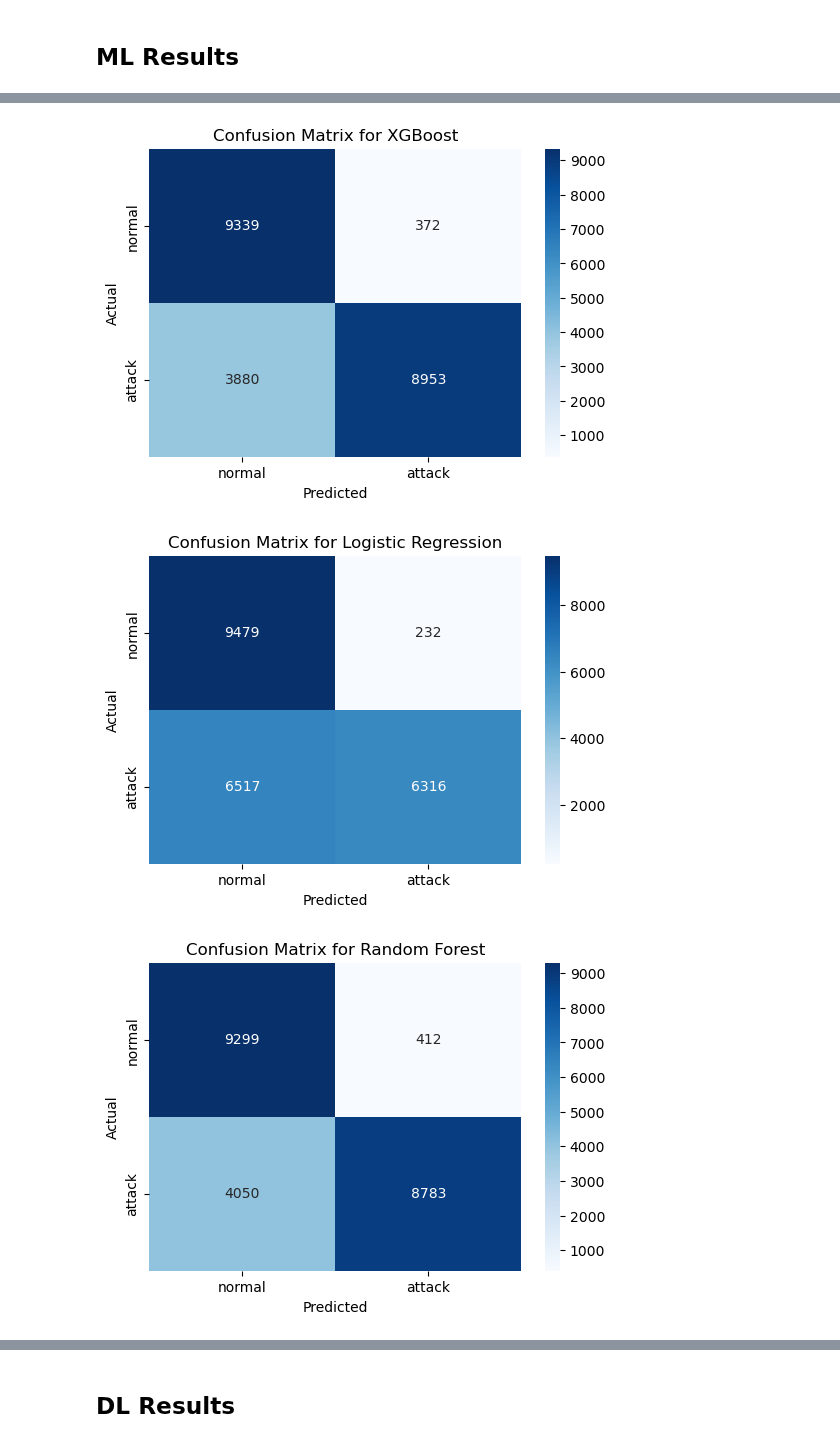
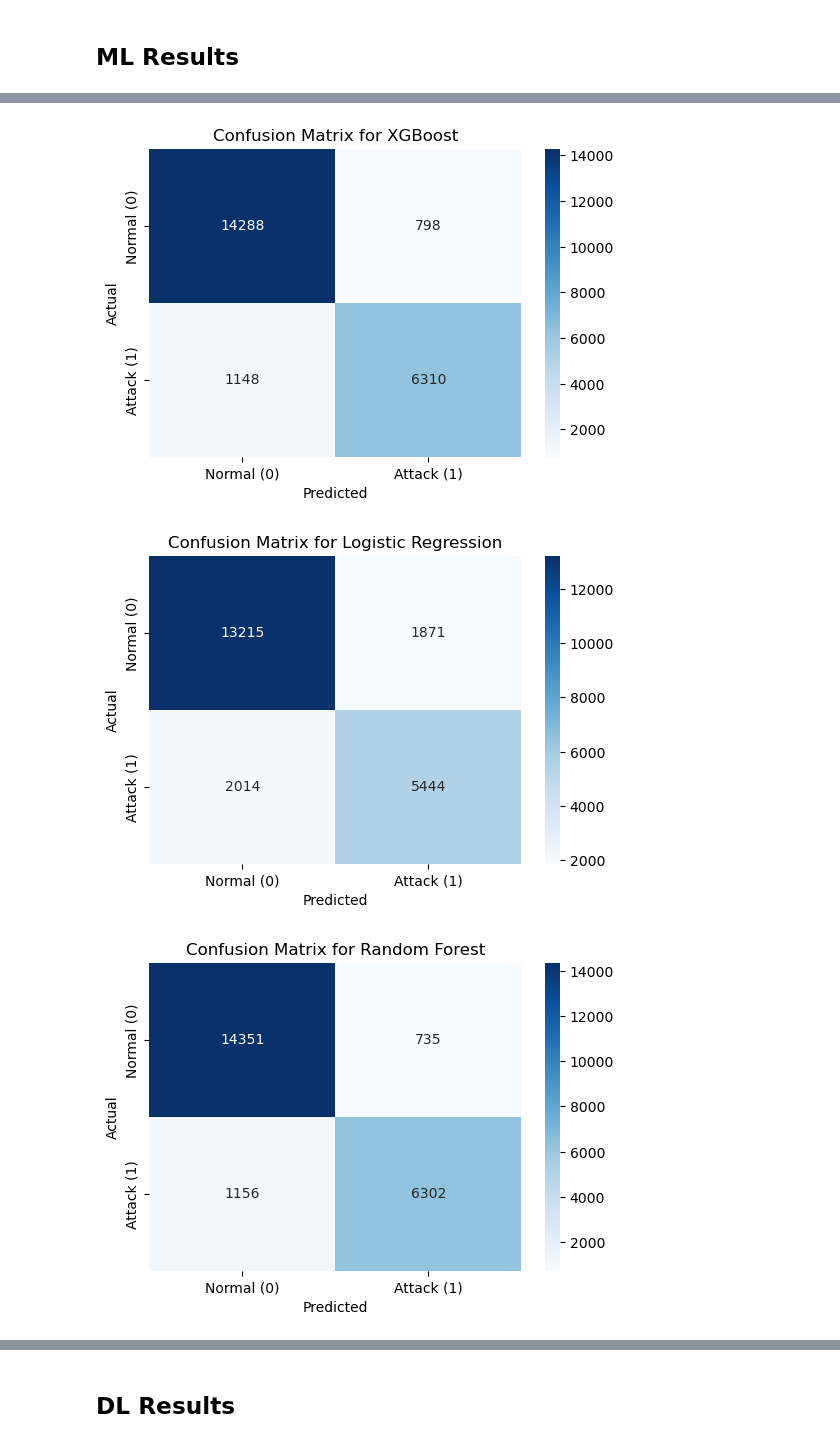
Before and after one commit to luisdavidgarcia/DDoS-Hybrid-Detection-System, a Jupyter notebook: notebooks/results_nsl-kdd_binary.ipynb, the cells around one changed output, grey strips where cells are left out. Saved outputs shown, nothing was run; the diff lists cells and outputs as text; code cells hidden in the pictures.

```diff
--- a/notebooks/results_nsl-kdd_binary.ipynb
+++ b/notebooks/results_nsl-kdd_binary.ipynb
@@ -241,7 +275,32 @@ non_directly_obtainable_features = [
     'is_guest_login',
     'land',
     'level',
+    'urgent',
+    'duration',
+    'wrong_fragment',
+    'count',
+    'srv_count',
+    'dst_host_srv_count',
+    'dst_host_same_srv_rate',
+    'dst_host_diff_srv_rate',
+    'dst_host_same_src_port_rate',
+    'dst_host_srv_diff_host_rate',
+    'dst_host_serror_rate',
+    'dst_host_srv_serror_rate',
+    'dst_host_rerror_rate',
+    'dst_host_srv_rerror_rate',
+    'serror_rate',
+    'srv_serror_rate',
+    'rerror_rate',
+    'srv_rerror_rate',
+    'same_srv_rate',
+    'diff_srv_rate',
+    'srv_diff_host_rate',
+    'dst_host_count'
 ]
+
+# This feature is directly obtainable but very low selectKBest score
+non_directly_obtainable_features += ['protocol_type']
 
 X_train = df_train_binary.drop(non_directly_obtainable_features, axis=1)
 X_test = df_test_binary.drop(non_directly_obtainable_features, axis=1)
@@ -273,7 +342,7 @@ Test ratio: 0.15
 ### Feature Engineering
 # %%
 # SelectKBest for Top 4 Features
-top_4_features = SelectKBest(mutual_info_classif, k=4)
+top_4_features = SelectKBest(mutual_info_classif, k=6)
 top_4_features.fit(X_train, y_train)
 X_train.columns[top_4_features.get_support()]
 # %% [output]
@@ -311,5 +380,5 @@ plt.show()
 # %%
-top_4_features = ['service', 'src_bytes', 'dst_bytes', 'same_srv_rate']
+top_4_features = ['flag', 'src_bytes', 'same_srv_rate', 'diff_srv_rate']
 
 X_train = X_train[top_4_features]
 X_test = X_test[top_4_features]
@@ -365,9 +434,9 @@ for name, model in models.items():
 
     # Calculate evaluation metrics directly with binary labels
     accuracy = accuracy_score(y_test, y_pred)
-    precision = precision_score(y_test, y_pred, average='macro', zero_division=1)
-    recall = recall_score(y_test, y_pred, average='macro', zero_division=1)
-    f1 = f1_score(y_test, y_pred, average='macro', zero_division=1)
+    precision = precision_score(y_test, y_pred, average='binary', zero_division=1)
+    recall = recall_score(y_test, y_pred, average='binary', zero_division=1)
+    f1 = f1_score(y_test, y_pred, average='binary', zero_division=1)
     conf_matrix = confusion_matrix(y_test, y_pred)
     class_report = classification_report(y_test, y_pred, zero_division=1)
 
@@ -417,13 +486,13 @@ Prediction Time: 0.0020 seconds
 # %%
 # Plot the confusion matrix for each model
 for model_name, metrics in results.items():
     plt.figure(figsize=(6, 4))
-    sns.heatmap(metrics['conf_matrix'], annot=True, fmt='d', cmap='Blues', xticklabels=['normal', 'attack'], yticklabels=['normal', 'attack'])
+    sns.heatmap(metrics['conf_matrix'], annot=True, fmt='d', cmap='Blues', xticklabels=['Normal (0)', 'Attack (1)'], yticklabels=['Normal (0)', 'Attack (1)'])
     plt.xlabel('Predicted')
     plt.ylabel('Actual')
     plt.title(f'Confusion Matrix for {model_name}')
     plt.show()
 # %% [output]
-[figure, old version]
+[figure, new version]
-[figure, old version]
+[figure, new version]
-[figure, old version]
+[figure, new version]
```
Also changed, not shown: parts of 22 cells of this notebook, 11 other files.
